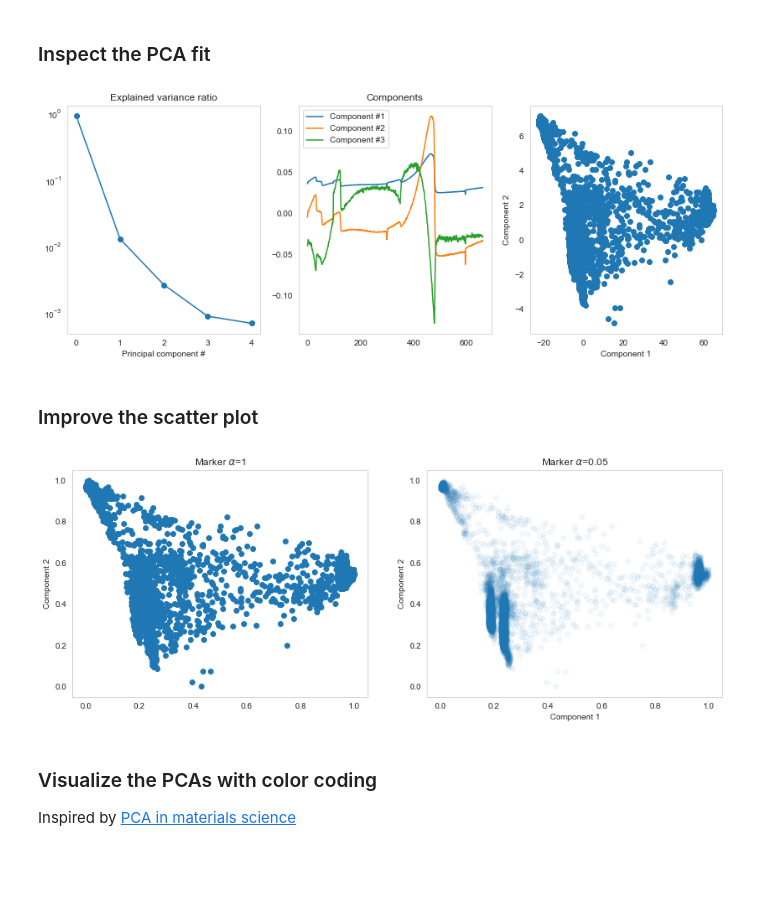
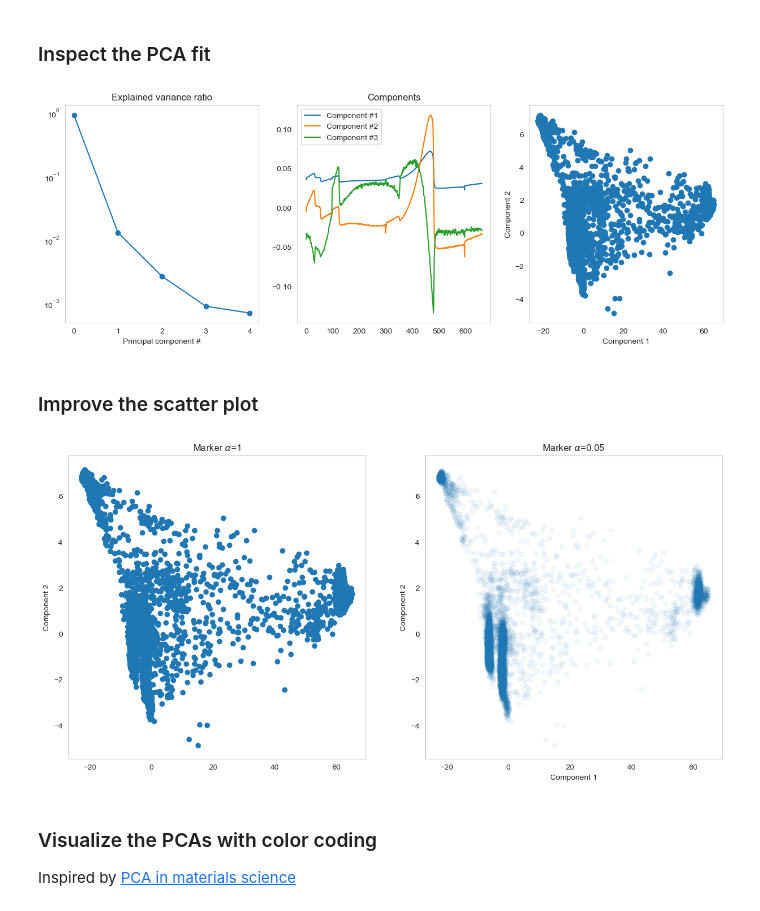
Before and after one commit to ImagingLectures/Quantitative-Big-Imaging-2021, a Jupyter notebook: Lectures/Lecture-06/06-ShapeAnalysis.ipynb, the cells around one changed output. Saved outputs shown, nothing was run; the diff lists cells and outputs as text; code cells hidden in the pictures; blank space fills up the shorter version.

```diff
--- a/Lectures/Lecture-06/06-ShapeAnalysis.ipynb
+++ b/Lectures/Lecture-06/06-ShapeAnalysis.ipynb
@@ -1260,26 +1249,26 @@ PCA(n_components=5)
 # %%
 score_matrix = pca_tool.transform(mfdata)
 
-fig, ax = plt.subplots(1, 3, figsize=(14, 5))
+fig, ax = plt.subplots(1, 3, figsize=(15, 5),dpi=100)
 ax[0].semilogy(pca_tool.explained_variance_ratio_,'o-');
 ax[0].set_title('Explained variance ratio'); ax[0].set_xlabel('Principal component #')
 ax[1].plot(pca_tool.components_[0, :], label='Component #1')
 ax[1].plot(pca_tool.components_[1, :], label='Component #2')
 ax[1].plot(pca_tool.components_[2, :], label='Component #3')
 ax[1].legend(); ax[1].set_title('Components')
 ax[2].scatter(score_matrix[:, 0], score_matrix[:, 1]); ax[2].set_xlabel('Component 1'); ax[2].set_ylabel('Component 2');
 # %% [output]
-[figure, old version]
+[figure, new version]
 # %% [markdown]
 ### Improve the scatter plot
 # %%
-fig, ax = plt.subplots(1, 2, figsize=(14, 5))
+fig, ax = plt.subplots(1, 2, figsize=(15, 7),dpi=100)
 ax[0].scatter(score_matrix[:, 0], score_matrix[:, 1]); ax[1].set_xlabel('Component 1'); ax[0].set_ylabel('Component 2');
 ax[0].set_title(r'Marker $\alpha$=1');
 ax[1].scatter(score_matrix[:, 0], score_matrix[:, 1], alpha=0.05); ax[1].set_xlabel('Component 1'); ax[1].set_ylabel('Component 2');
 ax[1].set_title(r'Marker $\alpha$=0.05');
 # %% [output]
-[figure, old version]
+[figure, new version]
 # %% [markdown]
 ### Visualize the PCAs with color coding
 Inspired by [PCA in materials science](https://doi.org/10.1088/2399-6528/ab5575)
```
Also changed, not shown: parts of 15 cells of this notebook, 1 other file.
